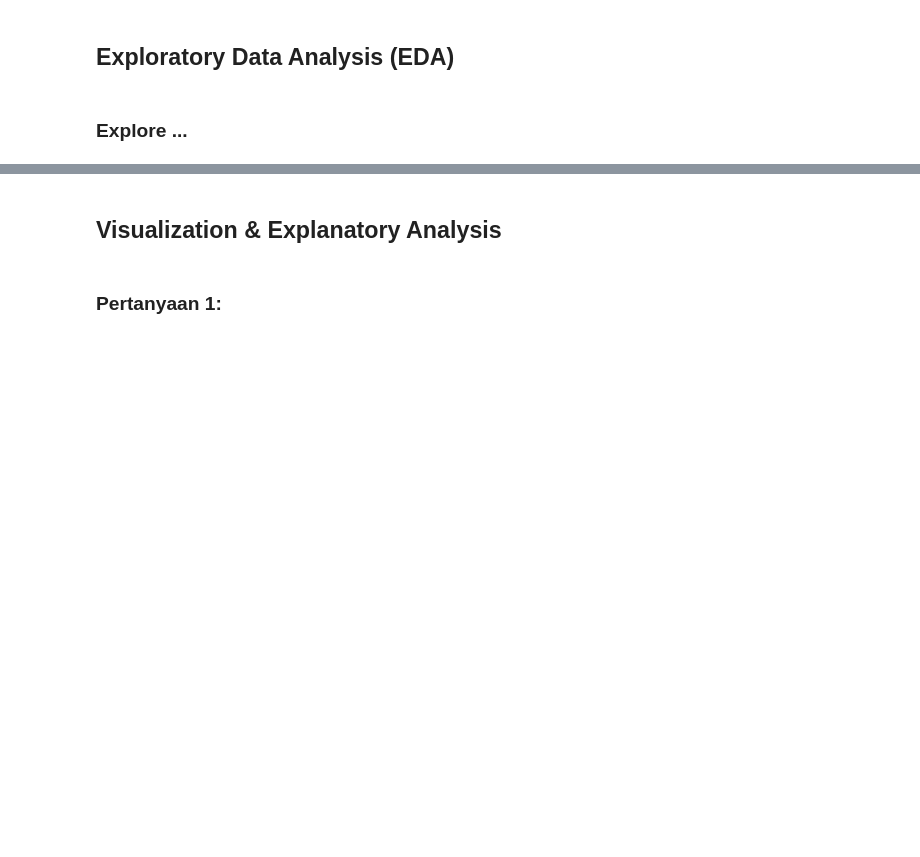
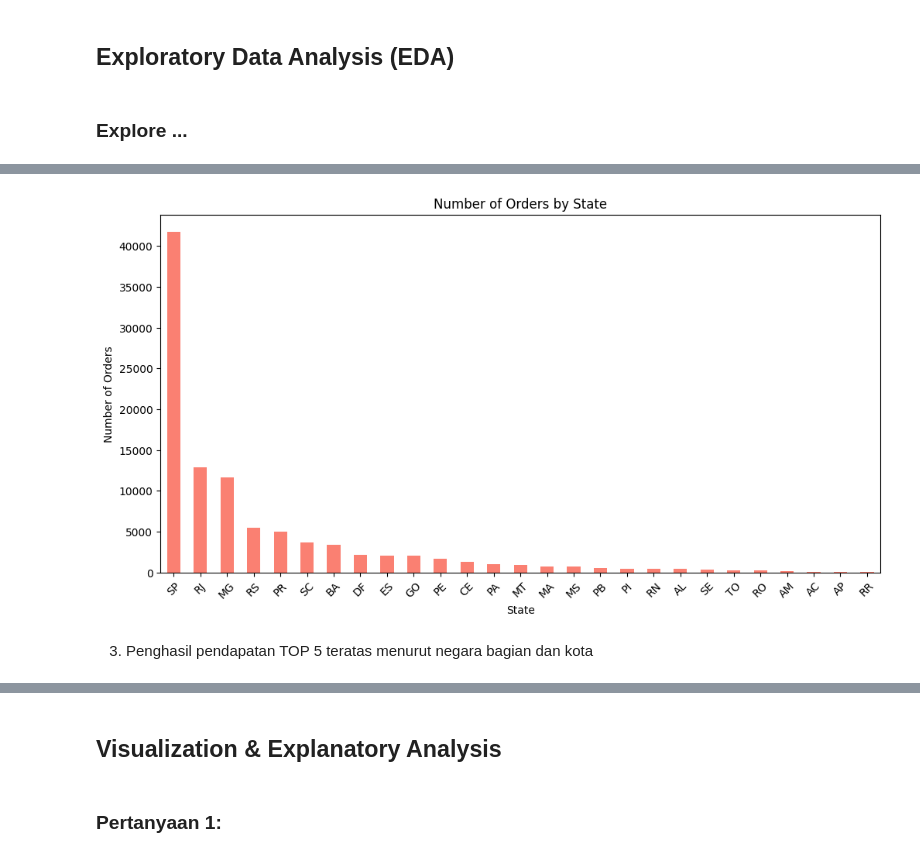
Before and after one commit to ekpurwanto/E-Commerce-Public-Dataset, a Jupyter notebook: ID_0LZ0Q2R8QZ65_Eko_Purwanto.ipynb, the cells around one changed output, grey strips where cells are left out. Cells and saved outputs as stored; diff of their text form; code cells hidden in the pictures; blank space fills up the shorter version.

```diff
--- a/ID_0LZ0Q2R8QZ65_Eko_Purwanto.ipynb
+++ b/ID_0LZ0Q2R8QZ65_Eko_Purwanto.ipynb
@@ -669,0 +676,13 @@ memory usage: 2.9+ MB
+# %%
+# Visualisasi profil demografis pelanggan berdasarkan negara bagian
+plt.figure(figsize=(12, 6))
+state_order_counts.plot(kind='bar', color='salmon')
+plt.title('Number of Orders by State')
+plt.xlabel('State')
+plt.ylabel('Number of Orders')
+plt.xticks(rotation=45)
+plt.show()
+# %% [output]
+[figure, added]
+# %% [markdown]
+3. Penghasil pendapatan TOP 5 teratas menurut negara bagian dan kota
```
Also changed, not shown: parts of 28 cells of this notebook.
